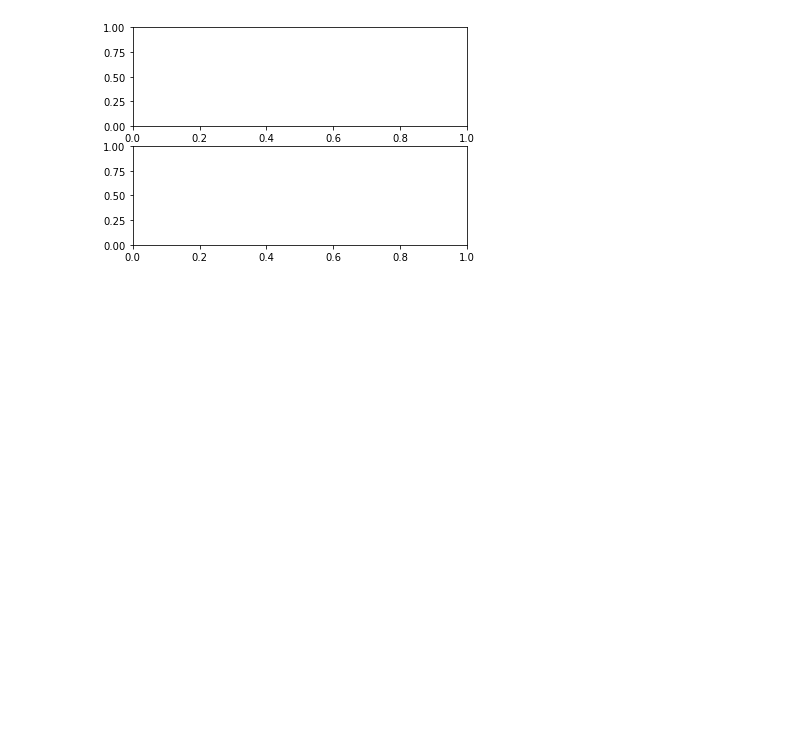
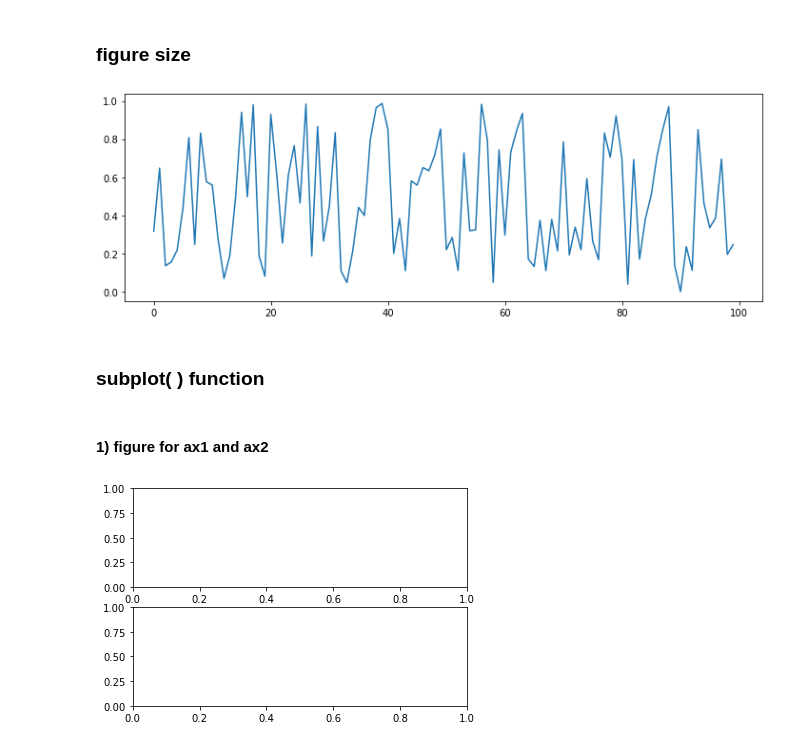
Before and after one commit to hwan141592/WILT, a Jupyter notebook: [Viz] figure & subplots.ipynb, the cells around one changed output. Saved outputs shown, nothing was run; the diff lists cells and outputs as text; code cells hidden in the pictures; blank space fills up the shorter version.

```diff
--- a/[Viz] figure & subplots.ipynb
+++ b/[Viz] figure & subplots.ipynb
@@ -14,2 +18,16 @@ ax = plt.plot(np.random.rand(100))
+# %% [markdown]
+### figure size
+# %%
+fig = plt.figure(figsize=(12,4))
+
+ax = plt.plot(np.random.rand(100))
+
+plt.show()
+# %% [output]
+[figure, added]
+# %% [markdown]
+### subplot( ) function
+# %% [markdown]
+#### 1) figure for ax1 and ax2
 # %%
 fig = plt.figure()
```
Also changed, not shown: parts of 22 cells of this notebook.
